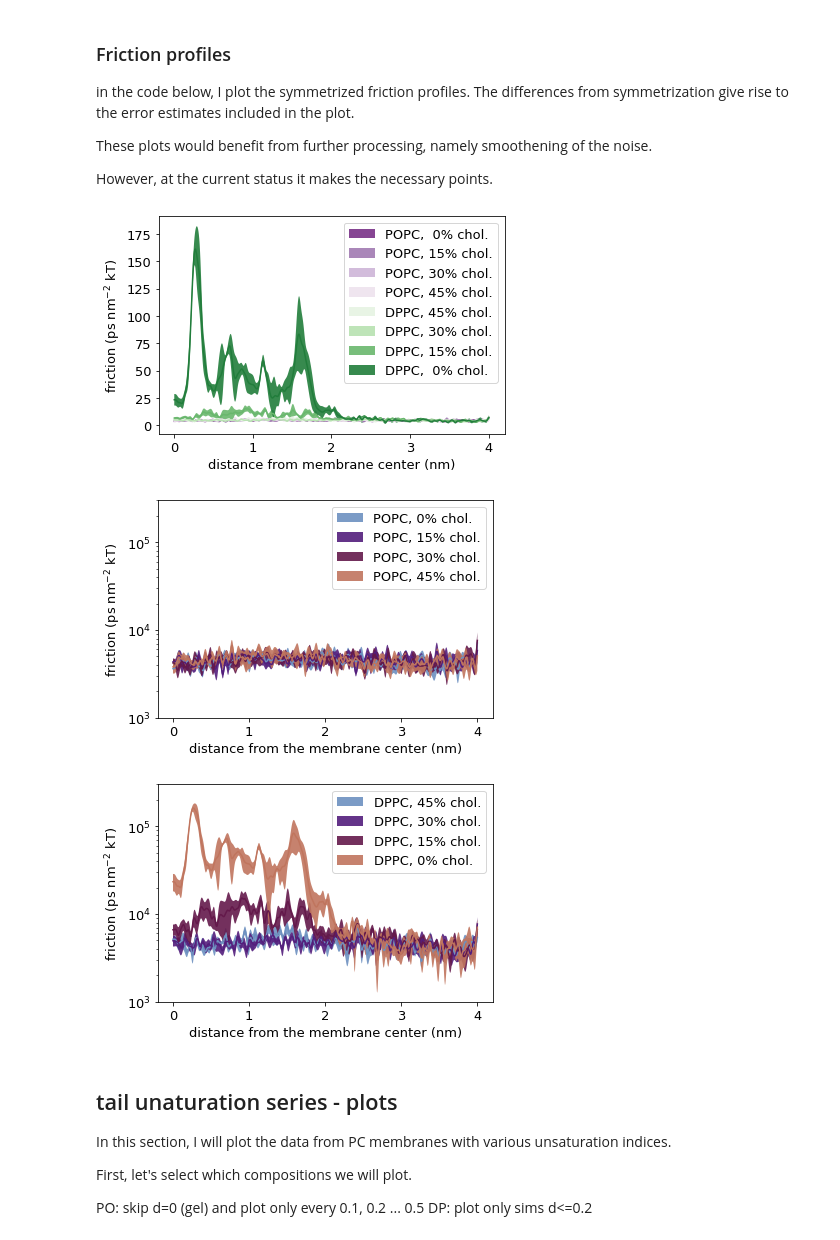
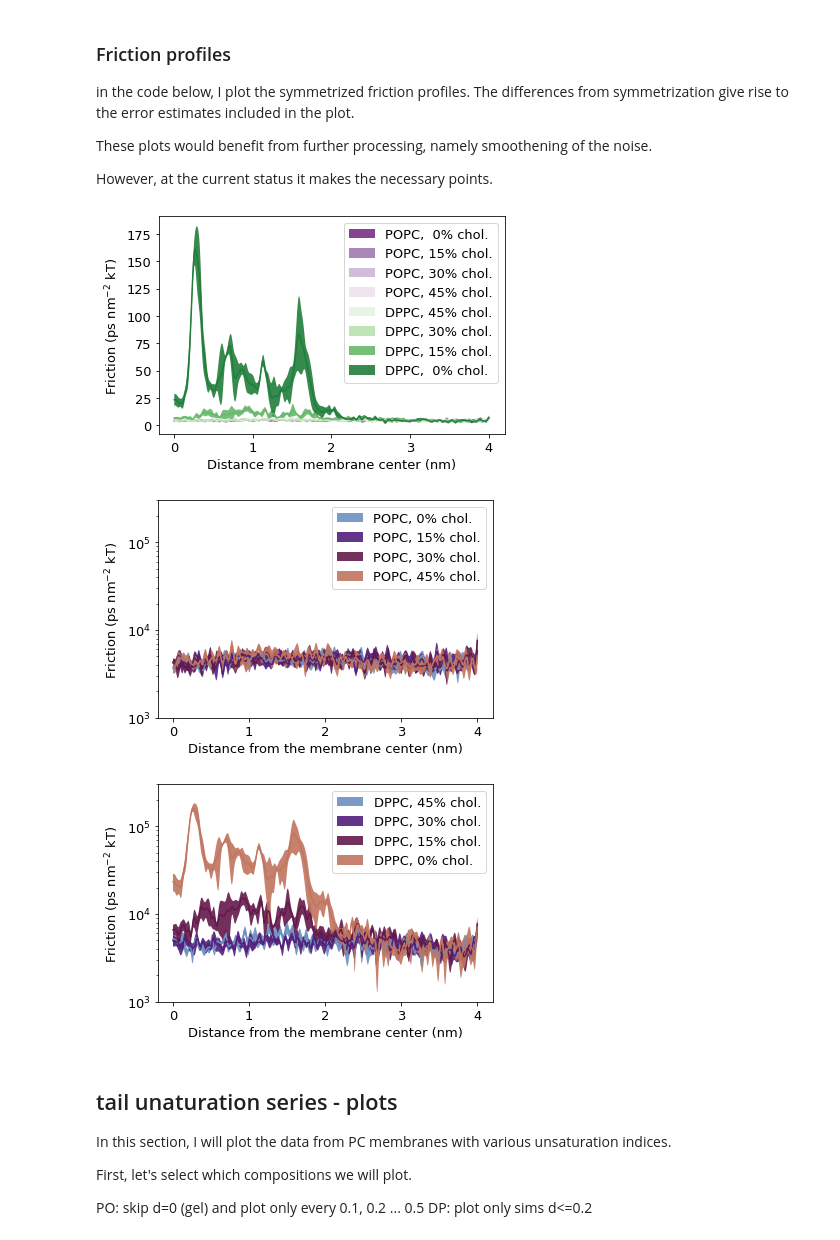
Before and after one commit to jmelcr/permeability, a Jupyter notebook: martini3/analysis_martini3_simulations_make_dataFrame.ipynb, the cells around one changed output. Cells and saved outputs as stored; diff of their text form; code cells hidden in the pictures.

```diff
--- a/martini3/analysis_martini3_simulations_make_dataFrame.ipynb
+++ b/martini3/analysis_martini3_simulations_make_dataFrame.ipynb
@@ -263,28 +264,28 @@ However, at the current status it makes the necessary points.
 # %%
 for sim_list, xxpc in zip([po_sims, dp_sims], ["POPC", "DPPC"]):
     for s in sim_list:
         try:
             if (xxpc == 'POPC' and s.starting_conf != 'gel') or (xxpc == 'DPPC' and s.starting_conf != 'fluid'):
                 # dividing by 1k to change the unit from ps to ns
                 (x_half, fricsym, fricsym_err) = prep_to_plot(s.awh_x, s.fric/1000.0, shift_to_zero=False, filt_freq=0.150)
                 x_half = -s.awh_x[:len(fricsym)]
                 plt.plot(x_half, fricsym)
                 plt.fill_between(x=x_half,
                                  y1=fricsym+fricsym_err,
                                  y2=fricsym-fricsym_err,
                                  label="{},{: 3d}% {}.".format(xxpc, s.sterol_conc, s.sterol_type[:-1]),
                                  alpha=0.9)
         except:
             pass
 fig = plt.gca()
 fig.figure.set_size_inches([6.2,4.0])
 plt.legend()
-plt.ylabel("friction (ps nm$^{-2}$ kT)")
-plt.xlabel("distance from membrane center (nm)")
-plt.savefig("friction_profiles_all_sterol-concs-{}.png".format(xxpc, particle), dpi=150, bbox_inces='tight')
+plt.ylabel("Friction (ps nm$^{-2}$ kT)")
+plt.xlabel("Distance from membrane center (nm)")
+plt.savefig("friction_profiles_all_sterol-concs-{}.png".format(xxpc, particle), dpi=300, bbox_inces='tight')
 plt.show()
 # %% [output]
-[figure, old version]
+[figure, new version]
 # %%
 # let's use some cool palette!
 sns.set_palette("twilight", n_colors=4) #len(po_sims))
@@ -308,13 +309,13 @@ for sim_list, xxpc in zip([po_sims, dp_sims], ["POPC", "DPPC"]):
     plt.legend()
     plt.yscale("log")
     plt.ylim([1e3, 3e5])
-    plt.ylabel("friction (ps nm$^{-2}$ kT)")
-    plt.xlabel("distance from the membrane center (nm)")
-    plt.savefig("friction_profiles_{}_sterol-concs-{}-log.png".format(xxpc, particle), dpi=150, bbox_inces='tight')
+    plt.ylabel("Friction (ps nm$^{-2}$ kT)")
+    plt.xlabel("Distance from the membrane center (nm)")
+    plt.savefig("friction_profiles_{}_sterol-concs-{}-log.png".format(xxpc, particle), dpi=300, bbox_inces='tight')
     plt.show()
 # %% [output]
-[figure, old version]
+[figure, new version]
-[figure, old version]
+[figure, new version]
 # %% [markdown]
 ## tail unaturation series - plots
 <a name="tail_unsat"></a>
```
Also changed, not shown: parts of 7 cells of this notebook, 38 other files.
